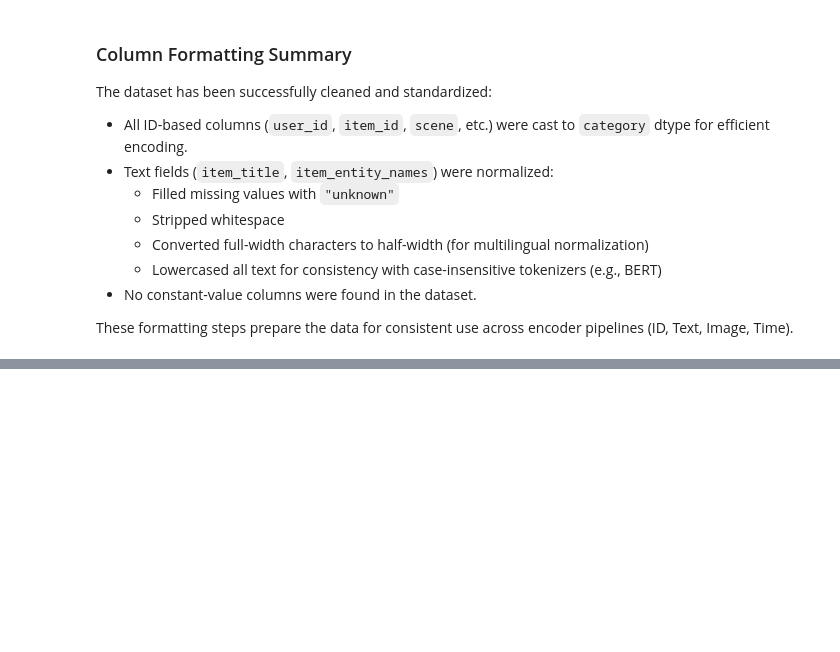
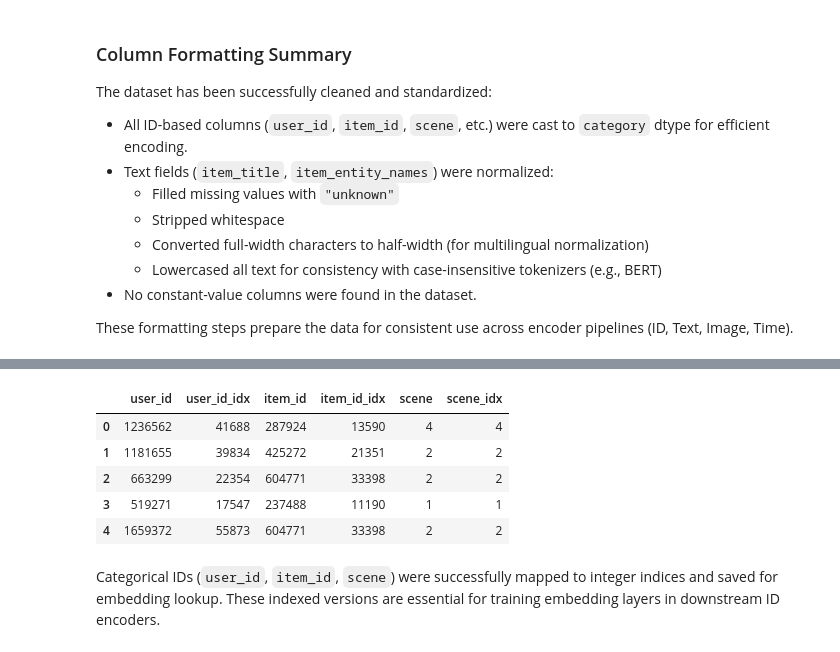
Before and after one commit to sheebaboy33/ColdFusionX, a Jupyter notebook: notebooks/01_data_preprocessing.ipynb, the cells around one changed output, grey strips where cells are left out. Saved outputs shown, nothing was run; the diff lists cells and outputs as text; code cells hidden in the pictures; blank space fills up the shorter version.

Commit message:
data preprocessing: map IDs to integer indices for embedding lookup

```diff
--- a/notebooks/01_data_preprocessing.ipynb
+++ b/notebooks/01_data_preprocessing.ipynb
@@ -197,0 +187,20 @@ fatal: unable to auto-detect email address (got 'root@1717b8d3c5bb.(none)')
+# %%
+def map_ids_to_indices(df, col, save_path):
+    # Create mapping: {original_id: index}
+    unique_vals = df[col].cat.categories.tolist()
+    id2idx = {v: i for i, v in enumerate(unique_vals)}
+
+    # Map values in column to indices
+    df[col + "_idx"] = df[col].map(id2idx)
+
+    # Save mapping
+    with open(save_path, 'w') as f:
+        json.dump(id2idx, f)
+
+    print(f"Mapped '{col}' to indices and saved to {save_path}")
+    return df
+# %%
+id_cols_to_encode = ['user_id', 'item_id', 'scene']
+for col in id_cols_to_encode:
+    save_path = os.path.join(config['id_mappings_dir'], f"{col}_2idx.json")
+    df = map_ids_to_indices(df, col, save_path)
@@ -197,0 +211,11 @@ fatal: unable to auto-detect email address (got 'root@1717b8d3c5bb.(none)')
+# %%
+df[['user_id', 'user_id_idx', 'item_id', 'item_id_idx', 'scene', 'scene_idx']].head()
+# %% [output]
+|  | user_id | user_id_idx | item_id | item_id_idx | scene | scene_idx |
+| 0 | 1236562 | 41688 | 287924 | 13590 | 4 | 4 |
+| 1 | 1181655 | 39834 | 425272 | 21351 | 2 | 2 |
+| 2 | 663299 | 22354 | 604771 | 33398 | 2 | 2 |
+| 3 | 519271 | 17547 | 237488 | 11190 | 1 | 1 |
+| 4 | 1659372 | 55873 | 604771 | 33398 | 2 | 2 |
+# %% [markdown]
+Categorical IDs (`user_id`, `item_id`, `scene`) were successfully mapped to integer indices and saved for embedding lookup. These indexed versions are essential for training embedding layers in downstream ID encoders.
```
Also changed, not shown: parts of 6 cells of this notebook.
